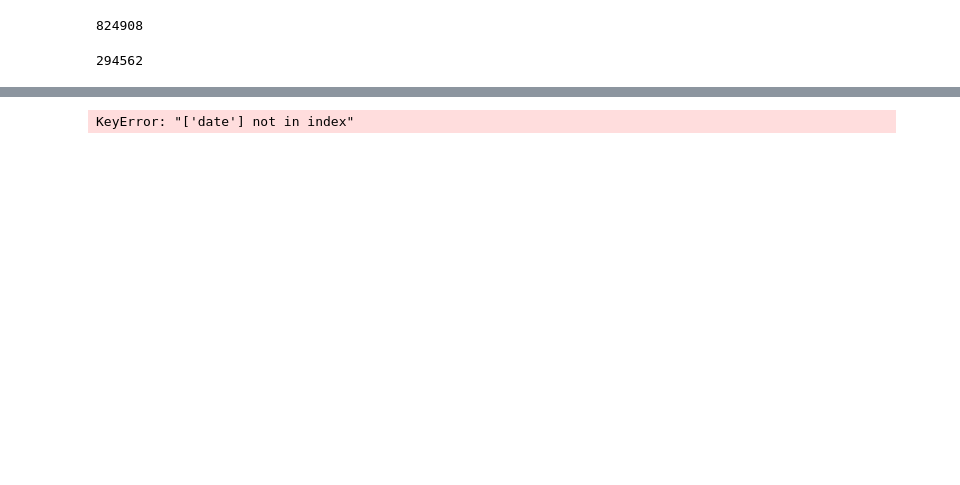
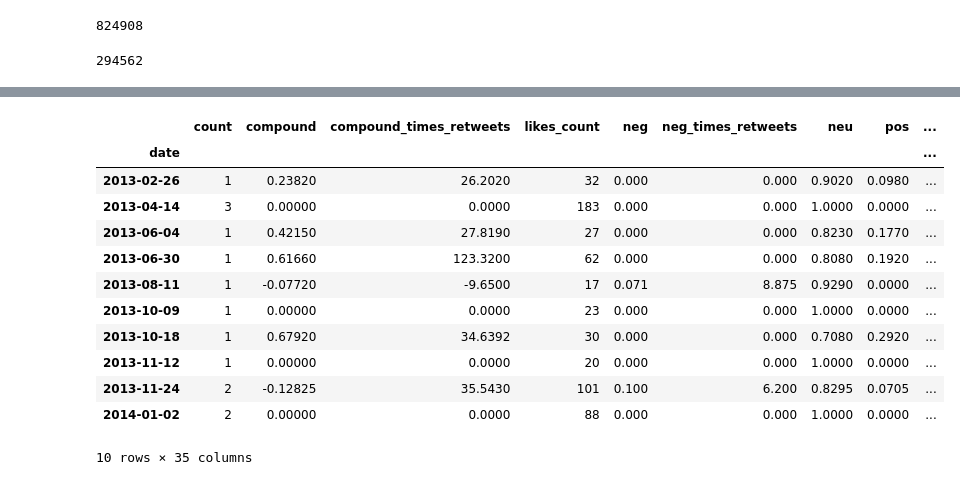
Before and after one commit to irsa-ashraf/Analysis-of-Indicators-on-Cryptocurrency-Prices, a Jupyter notebook: tweet_sentinment/tweet_dataset_aggregation.ipynb, the cells around one changed output, grey strips where cells are left out. Cells and saved outputs as stored; diff of their text form; code cells hidden in the pictures; blank space fills up the shorter version.

```diff
--- a/tweet_sentinment/tweet_dataset_aggregation.ipynb
+++ b/tweet_sentinment/tweet_dataset_aggregation.ipynb
@@ -95,18 +95,18 @@ bitcoin_tweets.head()
 bitcoin_pivot = bitcoin_tweets.pivot_table(index="date", \
                                            values=["cashtags", "replies_count", "retweets_count",\
                                                    "likes_count", "neg", "neu", "pos", "compound", \
-                                                  "compound_times_replies","compound_times_likes", \
-                                                   "compound_times_retweets"],
+                                                  "compound_times_retweets","pos_times_retweets", \
+                                                   "neg_times_retweets"],
                                           aggfunc={"cashtags" : "count", "replies_count" : np.sum,\
                                                    "retweets_count": np.sum, "likes_count": np.sum,\
                                                    "neg": np.mean, "neu": np.mean, "pos": np.mean,\
-                                                   "compound": np.mean,  "compound_times_replies": np.sum,\
-                                                   "compound_times_likes": np.sum, "compound_times_retweets": np.sum})
+                                                   "compound": np.mean,  "compound_times_retweets": np.sum,\
+                                                   "pos_times_retweets": np.sum, "neg_times_retweets": np.sum})
 # %%
 bitcoin_pivot.rename(columns={'cashtags': "count"}, inplace=True)
-bitcoin_pivot["compound_weighted_replies"] = bitcoin_pivot["compound_times_replies"] / bitcoin_pivot['replies_count']
-bitcoin_pivot["compound_weighted_likes"] = bitcoin_pivot["compound_times_likes"] / bitcoin_pivot['likes_count']
-bitcoin_pivot["compound_weighted_retweets"] = bitcoin_pivot["compound_times_retweets"] / bitcoin_pivot['retweets_count']
+bitcoin_pivot["pos_weighted"] = bitcoin_pivot["pos_times_retweets"] / bitcoin_pivot['retweets_count']
+bitcoin_pivot["neg_weighted"] = bitcoin_pivot["neg_times_retweets"] / bitcoin_pivot['retweets_count']
+bitcoin_pivot["compound_weighted"] = bitcoin_pivot["compound_times_retweets"] / bitcoin_pivot['retweets_count']
 # %%
 bitcoin_pivot.sample(10)
 # %% [output]
@@ -125,6 +125,25 @@ bitcoin_pivot.sample(10)
+# %%
+rolling_avg_col = ['count', 'replies_count', 'retweets_count', 'likes_count', 'compound_weighted', 'pos_weighted', 'neg_weighted']
+# %%
+for col in rolling_avg_col:
+    bitcoin_pivot[f"{col}_avg7"] = bitcoin_pivot[col].rolling(7).mean()
+    bitcoin_pivot[f'{col}_daily_diff'] = bitcoin_pivot[col] - bitcoin_pivot[col].shift(1)
+    bitcoin_pivot[f'{col}_weekly_diff'] = bitcoin_pivot[col] - bitcoin_pivot[f"{col}_avg7"]
+# %%
+bitcoin_pivot.head(10)
+# %% [output]
+|  | count | compound | compound_times_retweets | likes_count | neg | neg_times_retweets | neu | pos | ... |
+| date |  |  |  |  |  |  |  |  | ... |
+| 2013-02-26 | 1 | 0.23820 | 26.2020 | 32 | 0.000 | 0.000 | 0.9020 | 0.0980 | ... |
+| 2013-04-14 | 3 | 0.00000 | 0.0000 | 183 | 0.000 | 0.000 | 1.0000 | 0.0000 | ... |
+| 2013-06-04 | 1 | 0.42150 | 27.8190 | 27 | 0.000 | 0.000 | 0.8230 | 0.1770 | ... |
+| 2013-06-30 | 1 | 0.61660 | 123.3200 | 62 | 0.000 | 0.000 | 0.8080 | 0.1920 | ... |
+| 2013-08-11 | 1 | -0.07720 | -9.6500 | 17 | 0.071 | 8.875 | 0.9290 | 0.0000 | ... |
+| 2013-10-09 | 1 | 0.00000 | 0.0000 | 23 | 0.000 | 0.000 | 1.0000 | 0.0000 | ... |
+| 2013-10-18 | 1 | 0.67920 | 34.6392 | 30 | 0.000 | 0.000 | 0.7080 | 0.2920 | ... |
+| 2013-11-12 | 1 | 0.00000 | 0.0000 | 20 | 0.000 | 0.000 | 1.0000 | 0.0000 | ... |
+| 2013-11-24 | 2 | -0.12825 | 35.5430 | 101 | 0.100 | 6.200 | 0.8295 | 0.0705 | ... |
+| 2014-01-02 | 2 | 0.00000 | 0.0000 | 88 | 0.000 | 0.000 | 1.0000 | 0.0000 | ... |
+10 rows × 35 columns
 # %%
-bitcoin_pivot[['count', 'compound', 'neg', 'neu', 'pos', 'retweets_count', 'likes_count', 'replies_count',\
-               'compound_weighted_replies', 'compound_weighted_likes', 'compound_weighted_retweets']]\
-.to_csv("../data/bitcoin_daily_tweets.csv")
+bitcoin_pivot.to_csv("../data/bitcoin_daily_tweets.csv")
-# %% [output]
-KeyError: "['date'] not in index"
```
Also changed, not shown: parts of 3 cells of this notebook, 11 other files.
